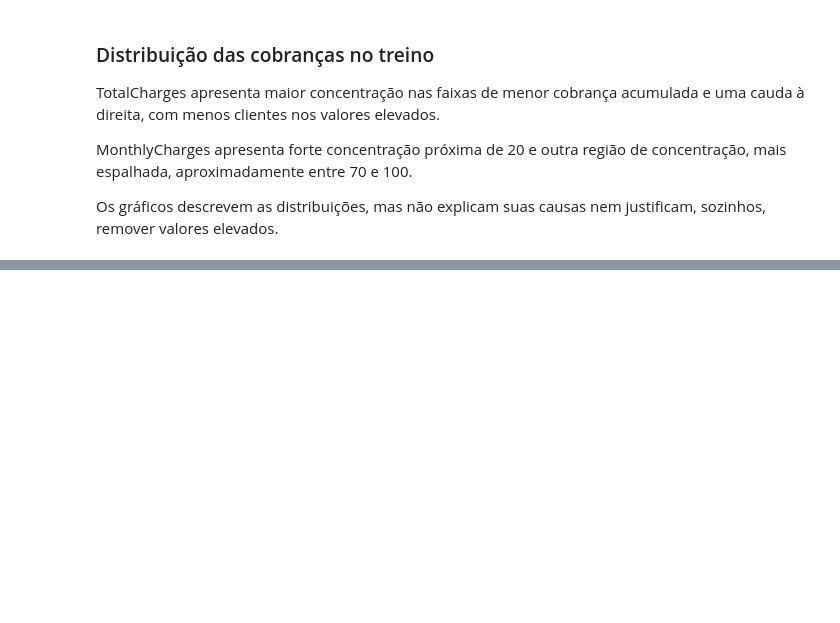
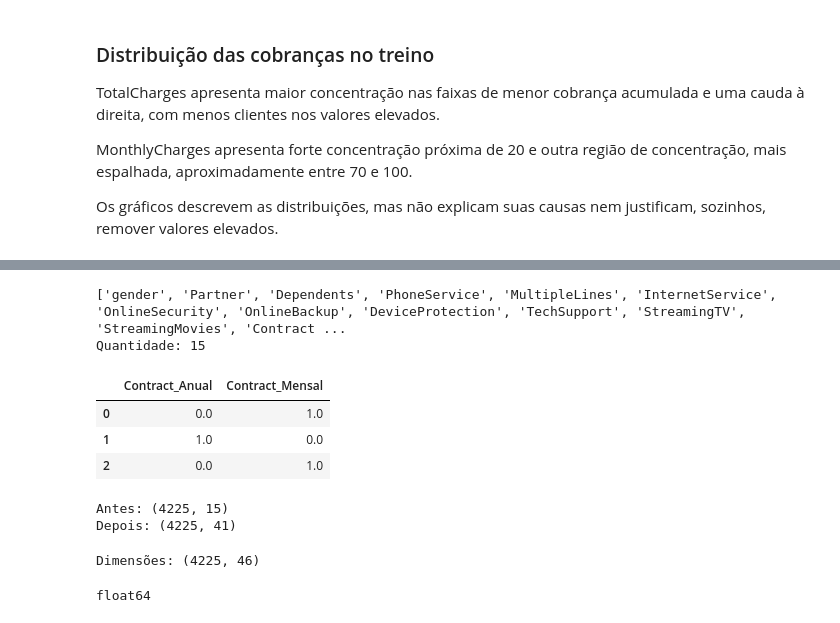
Before and after one commit to Guswrath/churn-assinaturas, a Jupyter notebook: 01_exploracao_churn.ipynb, the cells around one changed output, grey strips where cells are left out. Cells and saved outputs as stored; diff of their text form; code cells hidden in the pictures; blank space fills up the shorter version.

```diff
--- a/01_exploracao_churn.ipynb
+++ b/01_exploracao_churn.ipynb
@@ -526,0 +607,68 @@ nem justificam, sozinhos, remover valores elevados.
+# %%
+colunas_categoricas = treino_convertido.select_dtypes(
+    include=["str", "object", "category"]
+).columns.tolist()
+
+print(colunas_categoricas)
+print("Quantidade:", len(colunas_categoricas))
+# %% [output]
+['gender', 'Partner', 'Dependents', 'PhoneService', 'MultipleLines', 'InternetService', 'OnlineSecurity', 'OnlineBackup', 'DeviceProtection', 'TechSupport', 'StreamingTV', 'StreamingMovies', 'Contract ...
+Quantidade: 15
+# %%
+from sklearn.preprocessing import OneHotEncoder
+
+exemplo_contratos = pd.DataFrame({
+    "Contract": ["Mensal", "Anual", "Mensal"]
+})
+
+codificador = OneHotEncoder(
+    handle_unknown="ignore",
+    sparse_output=False
+)
+
+categorias_transformadas = codificador.fit_transform(exemplo_contratos)
+
+pd.DataFrame(
+    categorias_transformadas,
+    columns=codificador.get_feature_names_out()
+)
+# %% [output]
+|  | Contract_Anual | Contract_Mensal |
+| 0 | 0.0 | 1.0 |
+| 1 | 1.0 | 0.0 |
+| 2 | 0.0 | 1.0 |
+# %%
+codificador_categorico = OneHotEncoder(handle_unknown="ignore")
+
+categoricas_transformadas = codificador_categorico.fit_transform(
+    treino_convertido[colunas_categoricas]
+)
+
+print("Antes:", treino_convertido[colunas_categoricas].shape)
+print("Depois:", categoricas_transformadas.shape)
+# %% [output]
+Antes: (4225, 15)
+Depois: (4225, 41)
+# %%
+from sklearn.compose import ColumnTransformer
+
+preprocessador = ColumnTransformer([
+    ("numericas", pipeline_numerico, colunas_numericas),
+    ("categoricas", codificador_categorico, colunas_categoricas)
+])
+
+entradas_transformadas = preprocessador.fit_transform(treino_convertido)
+
+print("Dimensões:", entradas_transformadas.shape)
+# %% [output]
+Dimensões: (4225, 46)
+# %%
+from sklearn.preprocessing import FunctionTransformer
+
+conversor = FunctionTransformer(converter_total_charges)
+
+entradas_convertidas = conversor.transform(X_train)
+
+print(entradas_convertidas["TotalCharges"].dtype)
+# %% [output]
+float64
```
Also changed, not shown: parts of 11 cells of this notebook.
